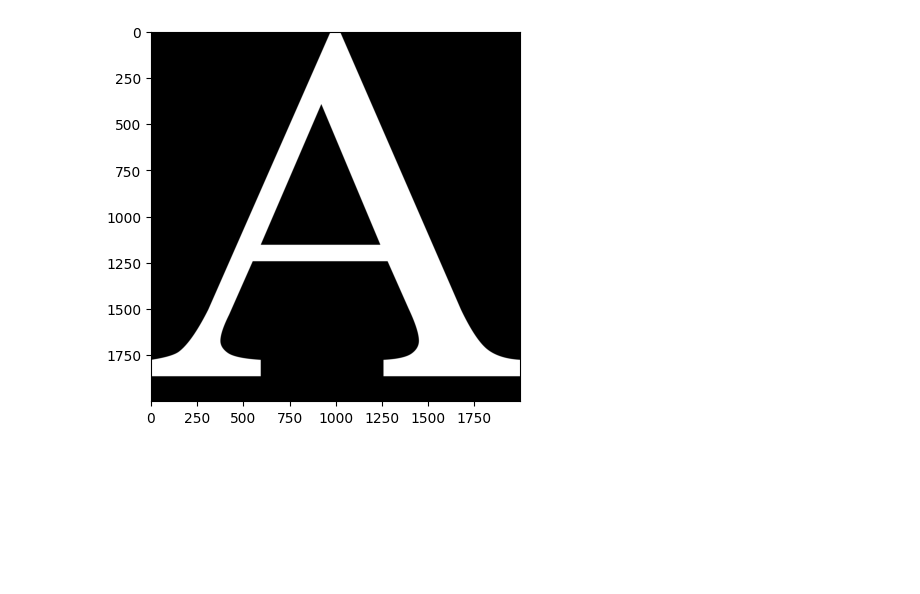
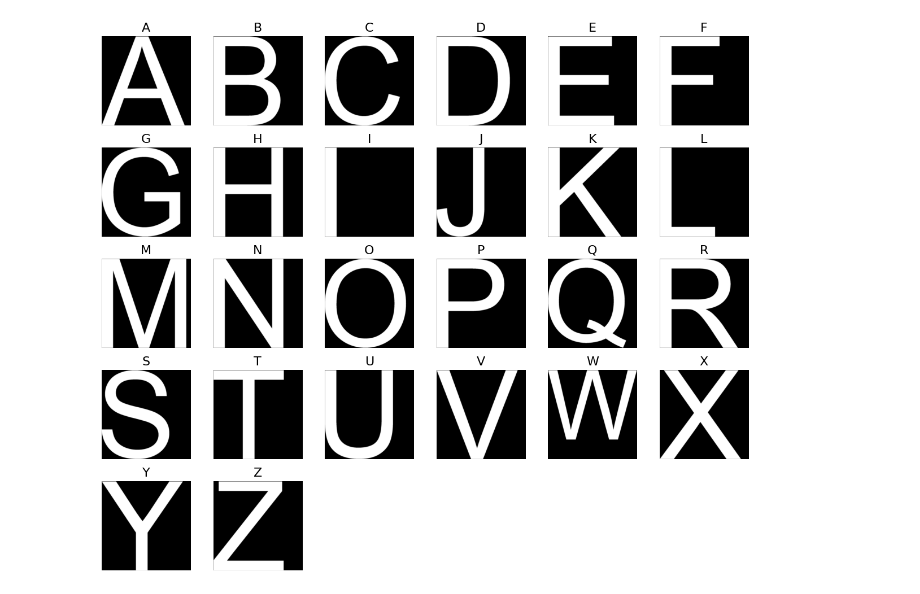
Before and after one commit to vbansal-29/cs184_final, a Jupyter notebook: main.ipynb, the cells around one changed output. Drawn from its saved outputs; the diff is of its cells as text; code cells hidden in the pictures; blank space fills up the shorter version.

```diff
--- a/main.ipynb
+++ b/main.ipynb
@@ -2,7 +2,7 @@
 import freetype
 import numpy as np
 
-face = freetype.Face("Times New Roman.ttf")
+face = freetype.Face("Arial.ttf")
 
 face.set_pixel_sizes(0, 32)
 
@@ -173,14 +173,22 @@ plt.show()
 # %%
+import time
 from scipy.ndimage import gaussian_filter
 
 def rasterize_glyph(outline, width, height, scale=1.0, supersample=4, blur_sigma=1.0):
+    start_total = time.time()
     high_res_w = width * supersample
     high_res_h = height * supersample
     bitmap_high_res = np.zeros((high_res_h, high_res_w), dtype=np.float32)
 
+    # Extract paths
+    t0 = time.time()
     paths = extract_bezier_paths(outline)
+    t1 = time.time()
+    print(f"[Timing] extract_bezier_paths: {t1 - t0:.4f}s")
+
+    # Generate polyline edges
+    t0 = time.time()
     edges = []
-
     for segments in paths:
         polyline_points = []
         for segment_type, *data in segments:
@@ -194,10 +202,13 @@ def rasterize_glyph(outline, width, height, scale=1.0, supersample=4, blur_sigma
                     t_values = np.linspace(0, 1, 20)[1:]
                     curve_points = np.array([evaluate_quadratic_bezier(p0, p1, p2, t) for t in t_values])
                     polyline_points.extend(curve_points)
-
         for i in range(len(polyline_points) - 1):
             edges.append((polyline_points[i], polyline_points[i+1]))
+    t1 = time.time()
+    print(f"[Timing] edge generation:     {t1 - t0:.4f}s")
 
+    # Bounding box and scale
+    t0 = time.time()
     glyph_min_x = min(min(p[0] for p, _ in edges), min(p[0] for _, p in edges))
     glyph_max_x = max(max(p[0] for p, _ in edges), max(p[0] for _, p in edges))
     glyph_min_y = min(min(p[1] for p, _ in edges), min(p[1] for _, p in edges))
@@ -209,10 +220,13 @@ def rasterize_glyph(outline, width, height, scale=1.0, supersample=4, blur_sigma
     scale_x = (high_res_w - 4) / glyph_width * scale
     scale_y = (high_res_h - 4) / glyph_height * scale
     scale_factor = min(scale_x, scale_y)
+    t1 = time.time()
+    print(f"[Timing] bbox & scale setup:  {t1 - t0:.4f}s")
 
+    # Scanline fill
+    t0 = time.time()
     for y in range(high_res_h):
         font_y = glyph_max_y - (y / scale_factor - 2 / scale_factor)
-
         intersections = []
         for (p0, p1) in edges:
             if (p0[1] <= font_y < p1[1]) or (p1[1] <= font_y < p0[1]):
@@ -223,25 +237,66 @@ def rasterize_glyph(outline, width, height, scale=1.0, supersample=4, blur_sigma
                         intersections.append(scaled_x)
 
         intersections.sort()
-
         for i in range(0, len(intersections), 2):
             if i + 1 < len(intersections):
                 start = max(0, intersections[i])
                 end = min(high_res_w, intersections[i + 1])
                 bitmap_high_res[y, start:end] = 1.0
+    t1 = time.time()
+    print(f"[Timing] scanline fill:       {t1 - t0:.4f}s")
 
-    # Apply Gaussian blur before downsampling
+    # Blur
+    t0 = time.time()
     blurred = gaussian_filter(bitmap_high_res, sigma=blur_sigma)
+    t1 = time.time()
+    print(f"[Timing] gaussian blur:       {t1 - t0:.4f}s")
 
-    # Downsample by averaging supersample blocks
+    # Downsample
+    t0 = time.time()
     bitmap = blurred.reshape(height, supersample, width, supersample).mean(axis=(1, 3))
     bitmap = (bitmap * 255).clip(0, 255).astype(np.uint8)
+    t1 = time.time()
+    print(f"[Timing] downsampling:        {t1 - t0:.4f}s")
+
+    total = time.time() - start_total
+    print(f"[Timing] TOTAL TIME:          {total:.4f}s\n")
 
     return bitmap
 
-face.load_char('A', freetype.FT_LOAD_NO_BITMAP)
-outline = face.glyph.outline
-bitmap = rasterize_glyph(outline, 2000, 2000)
-plt.imshow(bitmap, cmap='gray')
+import string
+import matplotlib.pyplot as plt
+import freetype
+
+# Load font
+face = freetype.Face("Arial.ttf")
+face.set_char_size(64*64)
+
+# Grid config
+n_cols = 6
+n_rows = 5
+glyph_w, glyph_h = 256, 256  # rasterized resolution
+
+fig, axes = plt.subplots(n_rows, n_cols, figsize=(12, 10))
+alphabet = string.ascii_uppercase
+
+for idx, char in enumerate(alphabet):
+    row = idx // n_cols
+    col = idx % n_cols
+    ax = axes[row, col]
+
+    face.load_char(char, freetype.FT_LOAD_NO_BITMAP)
+    outline = face.glyph.outline
+    print(f"Rendering '{char}'...")
+    bitmap = rasterize_glyph(outline, glyph_w, glyph_h)
+
+    ax.imshow(bitmap, cmap='gray')
+    ax.axis('off')
+    ax.set_title(char, fontsize=16)
+
+# Hide any unused axes
+for i in range(len(alphabet), n_rows * n_cols):
+    fig.delaxes(axes.flatten()[i])
+
+plt.tight_layout()
 plt.show()
 # %% [output]
@@ -248 +320 @@ plt.show()
-[figure, old version]
+[figure, new version]
```
Also changed, not shown: parts of 5 cells of this notebook, 3 other files.
